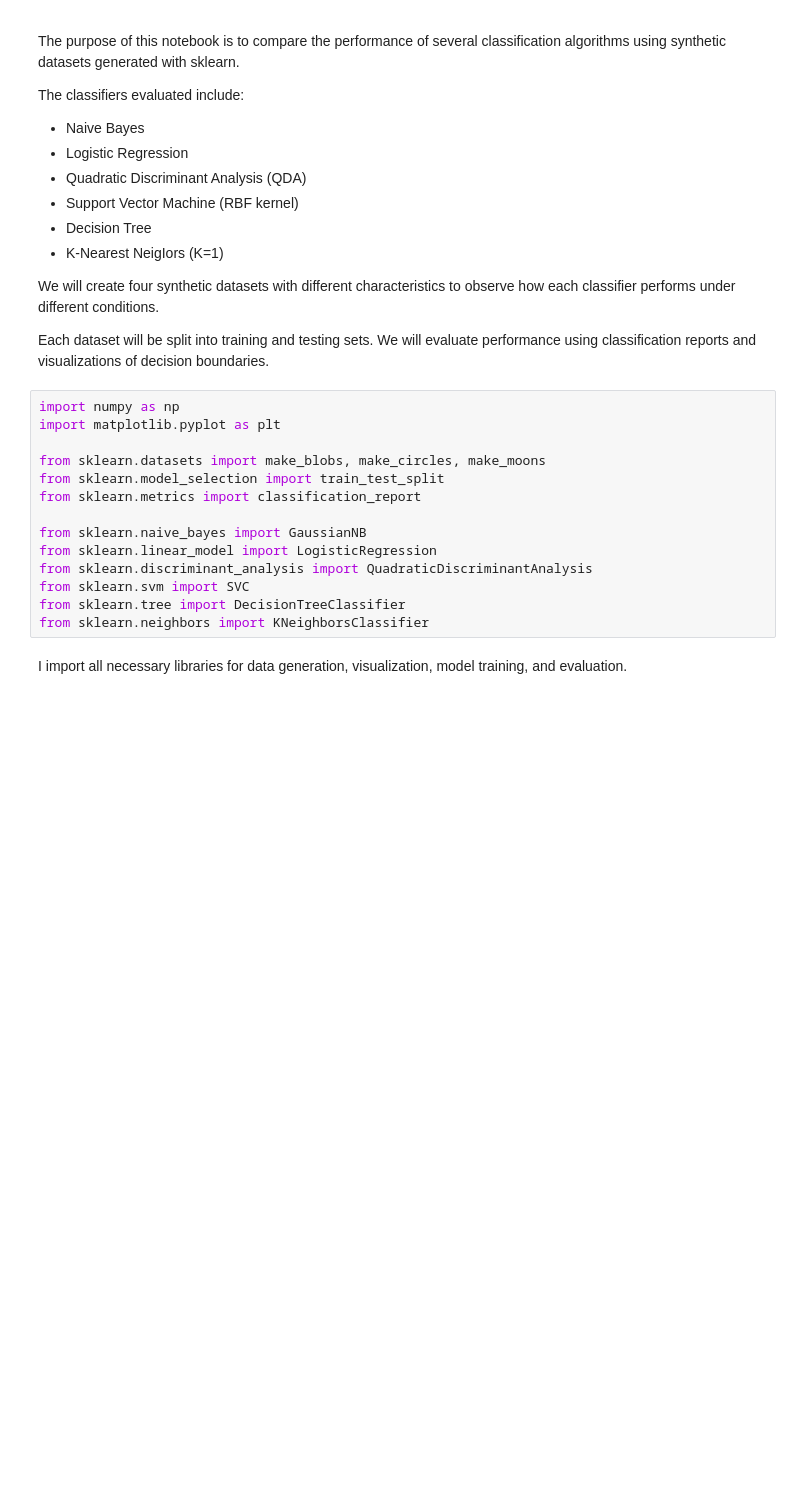
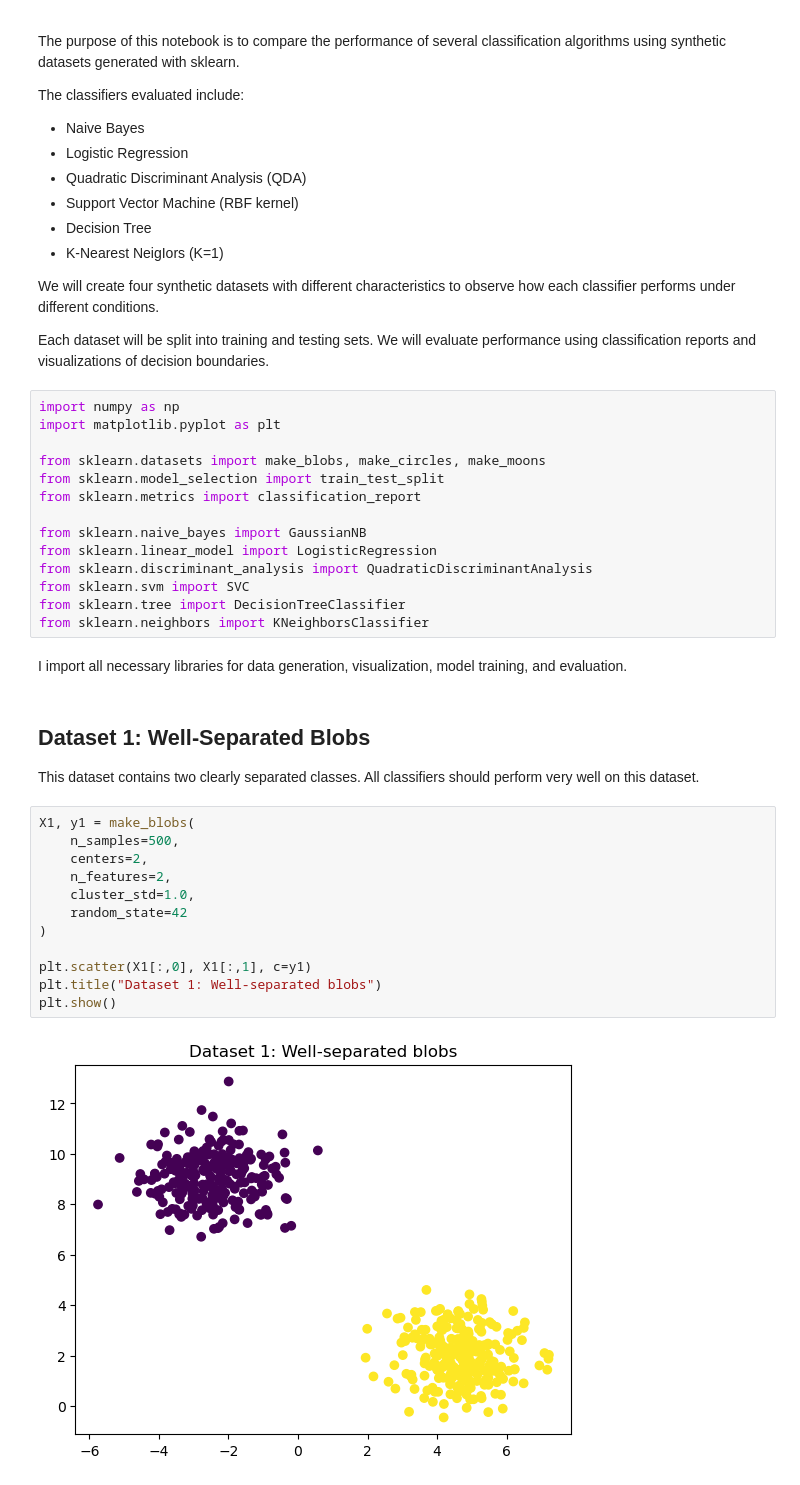
Before and after one commit to XimiPali/ml-classification-comparison, a Jupyter notebook: Comparison of ML Classification Algorithms.ipynb, the cells around one changed output. Cells and saved outputs as stored; diff of their text form; blank space fills up the shorter version.

Commit message:
Created Dataset 1 using make_blobs

```diff
--- a/Comparison of ML Classification Algorithms.ipynb
+++ b/Comparison of ML Classification Algorithms.ipynb
@@ -33,3 +33,21 @@ from sklearn.tree import DecisionTreeClassifier
 from sklearn.neighbors import KNeighborsClassifier
 # %% [markdown]
 I import all necessary libraries for data generation, visualization, model training, and evaluation.
+# %% [markdown]
+## Dataset 1: Well-Separated Blobs
+
+This dataset contains two clearly separated classes. All classifiers should perform very well on this dataset.
+# %%
+X1, y1 = make_blobs(
+    n_samples=500,
+    centers=2,
+    n_features=2,
+    cluster_std=1.0,
+    random_state=42
+)
+
+plt.scatter(X1[:,0], X1[:,1], c=y1)
+plt.title("Dataset 1: Well-separated blobs")
+plt.show()
+# %% [output]
+[figure, added]
```
